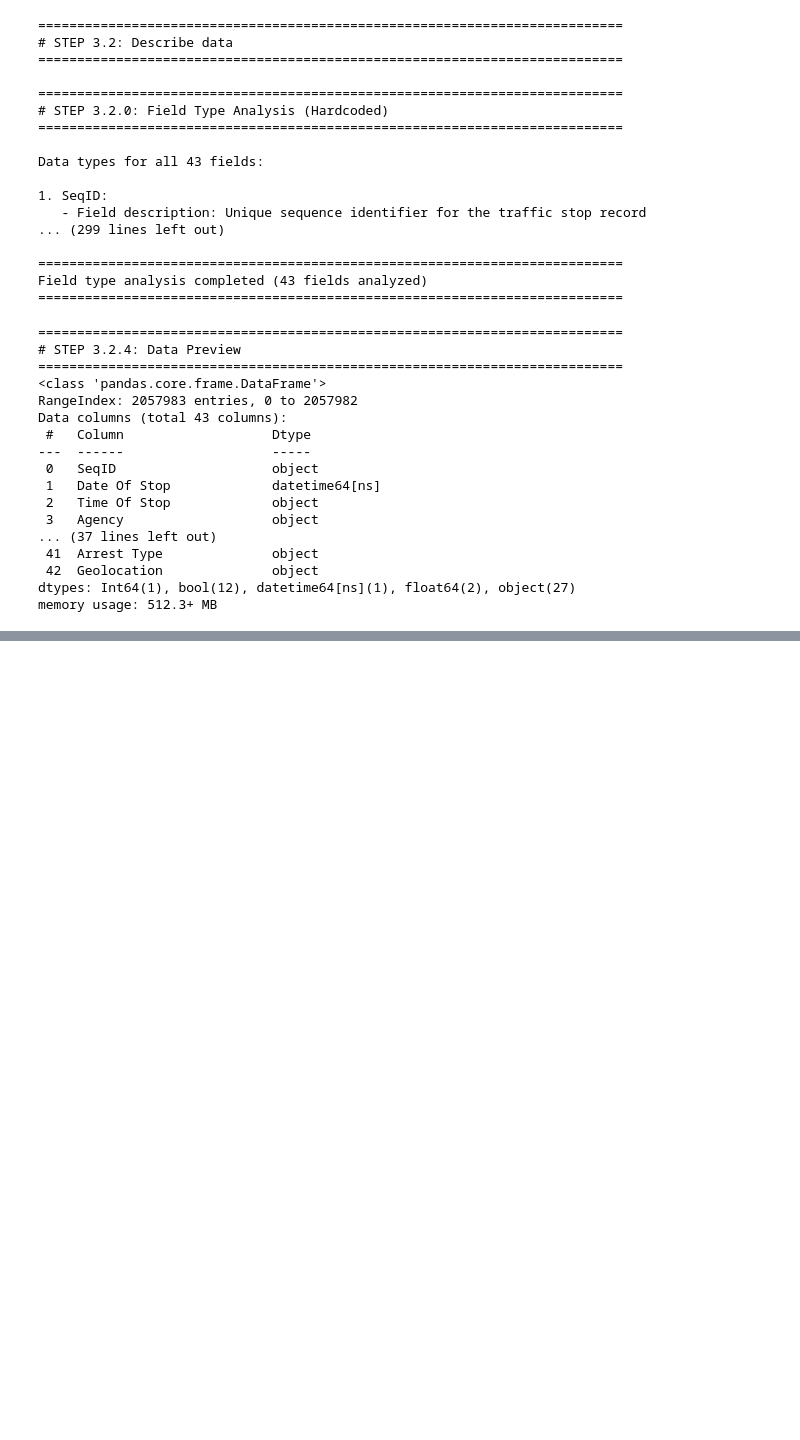
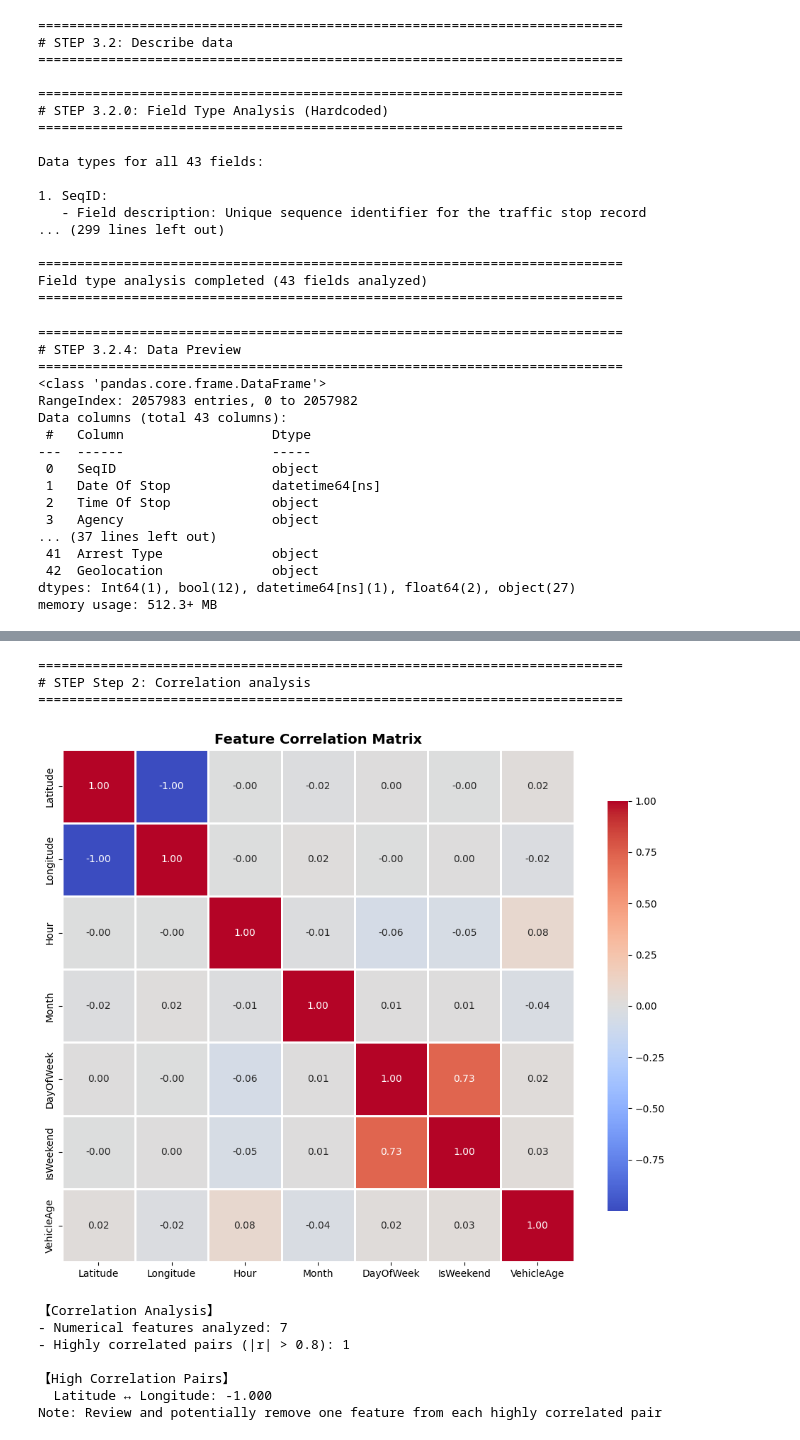
Before and after one commit to zhizhunbao/multi-course-learning-exam-system, a Jupyter notebook: public/pdfs/machine-learning/Final Project Part 1/TrafficViolationAnalysis.ipynb, the cells around one changed output, grey strips where cells are left out. Cells and saved outputs as stored; diff of their text form; code cells hidden in the pictures; blank space fills up the shorter version.

```diff
--- a/public/pdfs/machine-learning/Final Project Part 1/TrafficViolationAnalysis.ipynb
+++ b/public/pdfs/machine-learning/Final Project Part 1/TrafficViolationAnalysis.ipynb
@@ -925,0 +1412,51 @@ Strong correlations (|r| > 0.7):
+# %%
+# ============================================================================
+# Step 2: Correlation analysis
+# ============================================================================
+
+print_step_header("Step 2", "Correlation analysis")
+
+# Calculate correlation matrix for numerical features
+correlation_matrix = df_outlier[numerical_features].corr()
+
+# Identify highly correlated pairs (|correlation| > 0.8)
+high_corr_pairs = []
+for i in range(len(correlation_matrix.columns)):
+    for j in range(i+1, len(correlation_matrix.columns)):
+        corr_value = correlation_matrix.iloc[i, j]
+        if abs(corr_value) > 0.8:
+            high_corr_pairs.append((
+                correlation_matrix.columns[i],
+                correlation_matrix.columns[j],
+                corr_value
+            ))
+
+# Visualize correlation matrix
+plt.figure(figsize=(10, 8))
+sns.heatmap(correlation_matrix, annot=True, fmt='.2f', cmap='coolwarm', center=0,
+            square=True, linewidths=1, cbar_kws={"shrink": 0.8})
+plt.title('Feature Correlation Matrix', fontsize=14, fontweight='bold')
+plt.tight_layout()
+plt.show()
+
+# Display results
+print("\n【Correlation Analysis】")
+print(f"- Numerical features analyzed: {len(numerical_features)}")
+print(f"- Highly correlated pairs (|r| > 0.8): {len(high_corr_pairs)}")
+
+print("\n【High Correlation Pairs】")
+for feat1, feat2, corr in high_corr_pairs:
+    print(f"  {feat1} ↔ {feat2}: {corr:.3f}")
+print("Note: Review and potentially remove one feature from each highly correlated pair")
+# %% [output]
+===========================================================================
+# STEP Step 2: Correlation analysis
+===========================================================================
+[figure, added]
+【Correlation Analysis】
+- Numerical features analyzed: 7
+- Highly correlated pairs (|r| > 0.8): 1
+
+【High Correlation Pairs】
+  Latitude ↔ Longitude: -1.000
+Note: Review and potentially remove one feature from each highly correlated pair
```
Also changed, not shown: parts of 32 cells of this notebook, 24 other files.
